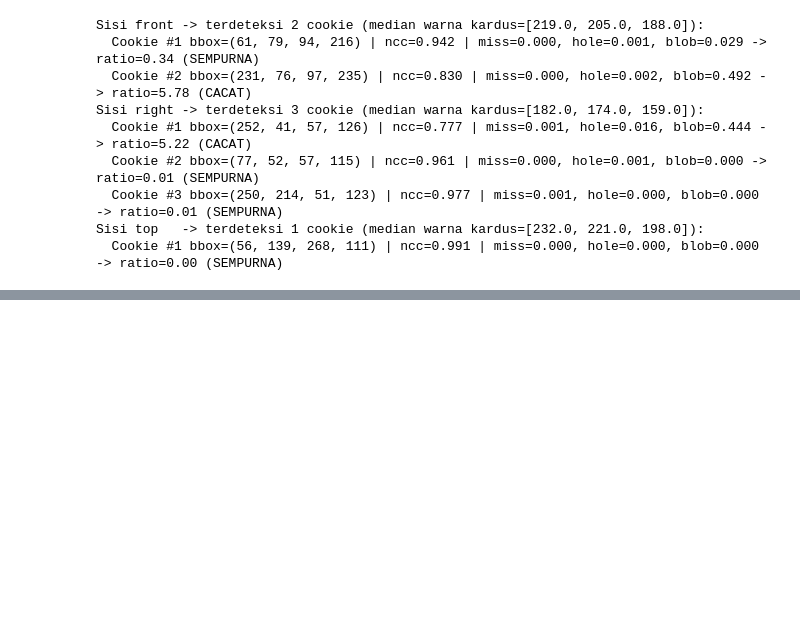
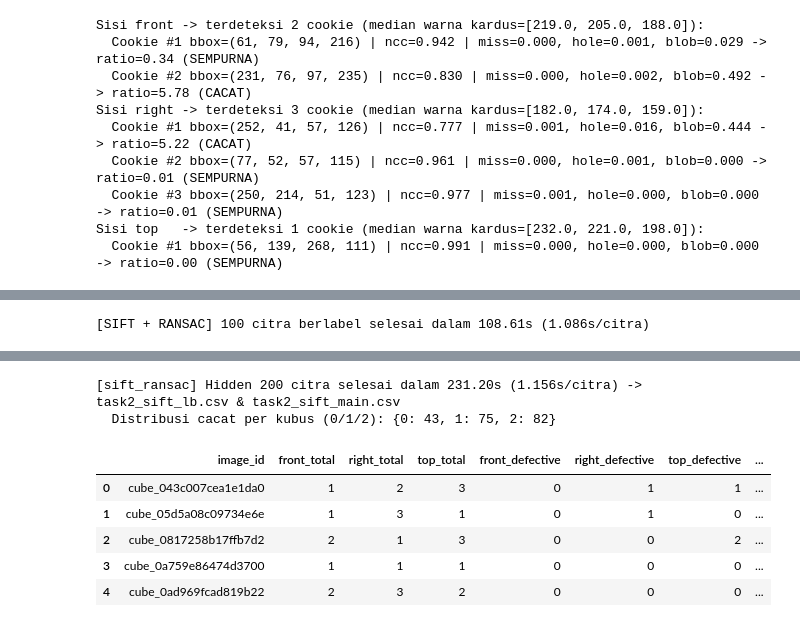
Before and after one commit to K10-Computer-Vision/gingerbread-cv-inspection, a Jupyter notebook: notebooks/Task2_Non_DL_Pipeline_dan_Analisis.ipynb, the cells around one changed output, grey strips where cells are left out. Saved outputs shown, nothing was run; the diff lists cells and outputs as text; code cells hidden in the pictures; blank space fills up the shorter version.

```diff
--- a/notebooks/Task2_Non_DL_Pipeline_dan_Analisis.ipynb
+++ b/notebooks/Task2_Non_DL_Pipeline_dan_Analisis.ipynb
@@ -220,0 +669,10 @@ Validasi CSV hidden berhasil: 200 baris x 10 kolom.
+# %%
+df_sift_eval = evaluate_and_record_model("sift_ransac", "SIFT + RANSAC", predict_cube_sift_ransac)
+display(df_sift_eval)
+
+df_hidden_sift = export_hidden_submission(
+    "sift_ransac", predict_cube_sift_ransac, "task2_sift"
+)
+display(df_hidden_sift.head(5))
+# %% [output]
+[SIFT + RANSAC] 100 citra berlabel selesai dalam 108.61s (1.086s/citra)
@@ -220,0 +684,8 @@ Validasi CSV hidden berhasil: 200 baris x 10 kolom.
+[sift_ransac] Hidden 200 citra selesai dalam 231.20s (1.156s/citra) -> task2_sift_lb.csv & task2_sift_main.csv
+  Distribusi cacat per kubus (0/1/2): {0: 43, 1: 75, 2: 82}
+|  | image_id | front_total | right_total | top_total | front_defective | right_defective | top_defective | ... |
+| 0 | cube_043c007cea1e1da0 | 1 | 2 | 3 | 0 | 1 | 1 | ... |
+| 1 | cube_05d5a08c09734e6e | 1 | 3 | 1 | 0 | 1 | 0 | ... |
+| 2 | cube_0817258b17ffb7d2 | 2 | 1 | 3 | 0 | 0 | 2 | ... |
+| 3 | cube_0a759e86474d3700 | 1 | 1 | 1 | 0 | 0 | 0 | ... |
+| 4 | cube_0ad969fcad819b22 | 2 | 3 | 2 | 0 | 0 | 0 | ... |
```
Also changed, not shown: parts of 26 cells of this notebook, 5 other files.
